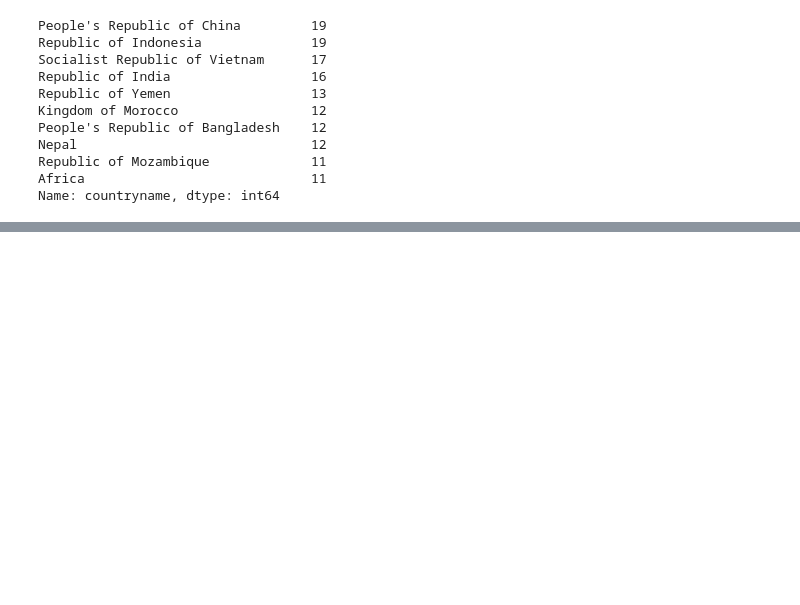
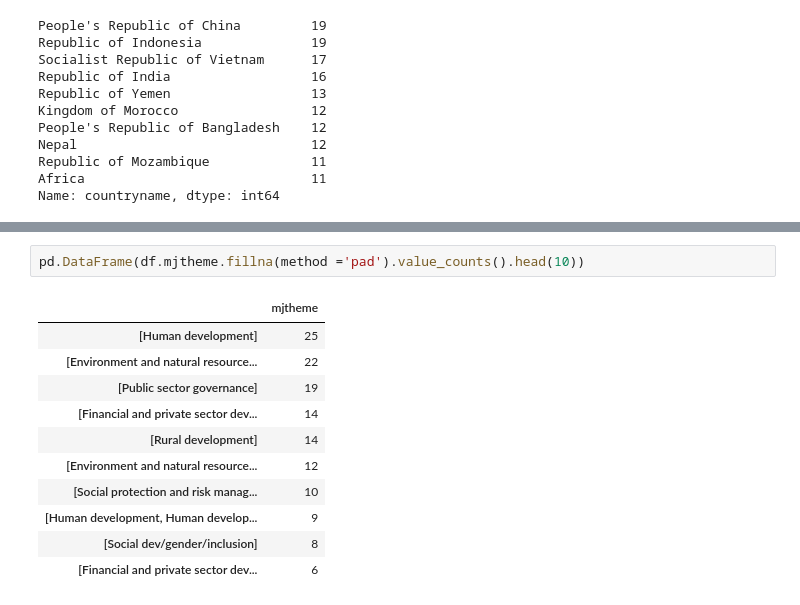
Before and after one commit to EnesGokceDS/Data_Wrangling, a Jupyter notebook: sliderule_dsi_json_exercise_checkpoint.ipynb, the cells around one changed output, grey strips where cells are left out. Saved outputs shown, nothing was run; the diff lists cells and outputs as text; blank space fills up the shorter version.

```diff
--- a/sliderule_dsi_json_exercise_checkpoint.ipynb
+++ b/sliderule_dsi_json_exercise_checkpoint.ipynb
@@ -151,0 +146,14 @@ get_number(df[0])
+# %%
+pd.DataFrame(df.mjtheme.fillna(method ='pad').value_counts().head(10))
+# %% [output]
+|  | mjtheme |
+| [Human development] | 25 |
+| [Environment and natural resource... | 22 |
+| [Public sector governance] | 19 |
+| [Financial and private sector dev... | 14 |
+| [Rural development] | 14 |
+| [Environment and natural resource... | 12 |
+| [Social protection and risk manag... | 10 |
+| [Human development, Human develop... | 9 |
+| [Social dev/gender/inclusion] | 8 |
+| [Financial and private sector dev... | 6 |
```
Also changed, not shown: parts of 6 cells of this notebook.
